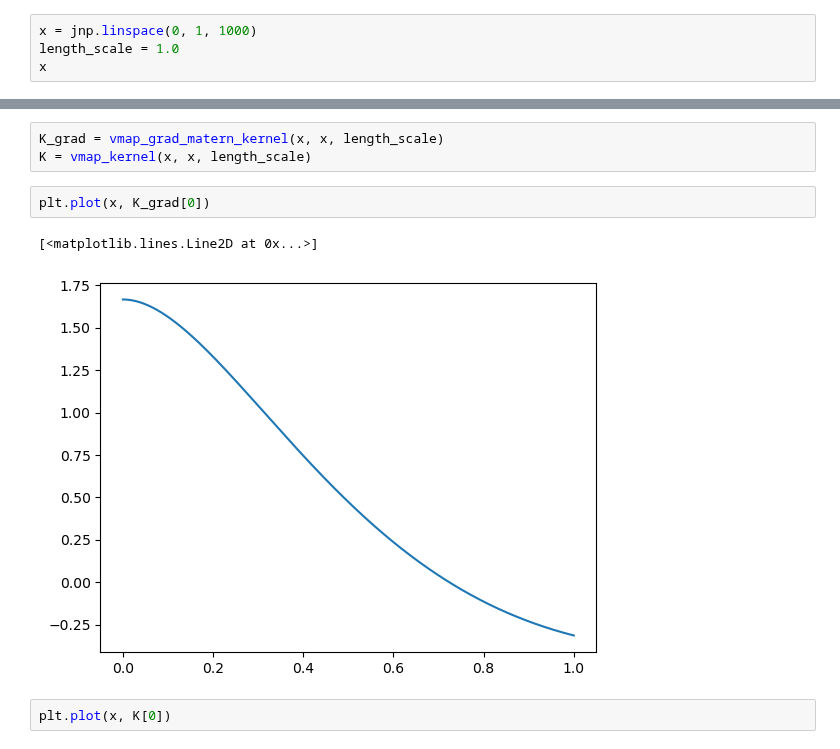
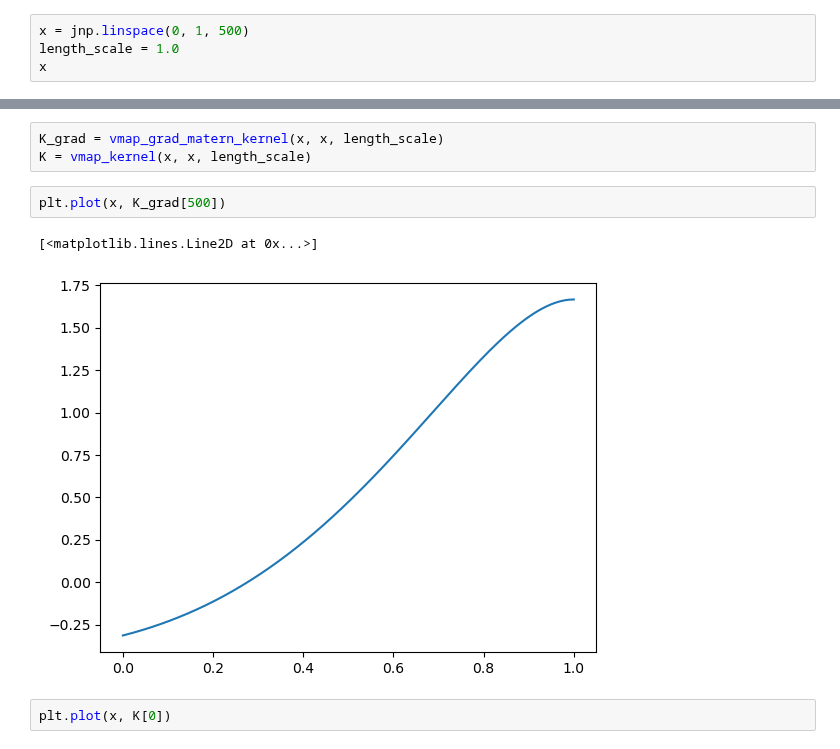
Before and after one commit to MatthieuDarcy/Kernel-NeuralNetworks-SPDEs, a Jupyter notebook: solving_elliptic/elliptic_neumann.ipynb, the cells around one changed output, grey strips where cells are left out. Drawn from its saved outputs; the diff is of its cells as text.

```diff
--- a/solving_elliptic/elliptic_neumann.ipynb
+++ b/solving_elliptic/elliptic_neumann.ipynb
@@ -44,7 +48,7 @@ def double_grad_matern_kernel(x, y, length_scale):
 
 vmap_grad_matern_kernel = vmap(vmap(double_grad_matern_kernel, in_axes = (0, None, None)), in_axes = (None, 0, None))
 # %%
-x = jnp.linspace(0, 1, 1000)
+x = jnp.linspace(0, 1, 500)
 length_scale = 1.0
 x
 # %% [output]
@@ -77,10 +82,10 @@ Array(1.66666667, dtype=float64)
 K_grad = vmap_grad_matern_kernel(x, x, length_scale)
 K = vmap_kernel(x, x, length_scale)
 # %%
-plt.plot(x, K_grad[0])
+plt.plot(x, K_grad[500])
 # %% [output]
 [<matplotlib.lines.Line2D at 0x...>]
-[figure, old version]
+[figure, new version]
 # %%
 plt.plot(x, K[0])
 # %% [output]
```
Also changed, not shown: parts of 27 cells of this notebook, 1 other file.
